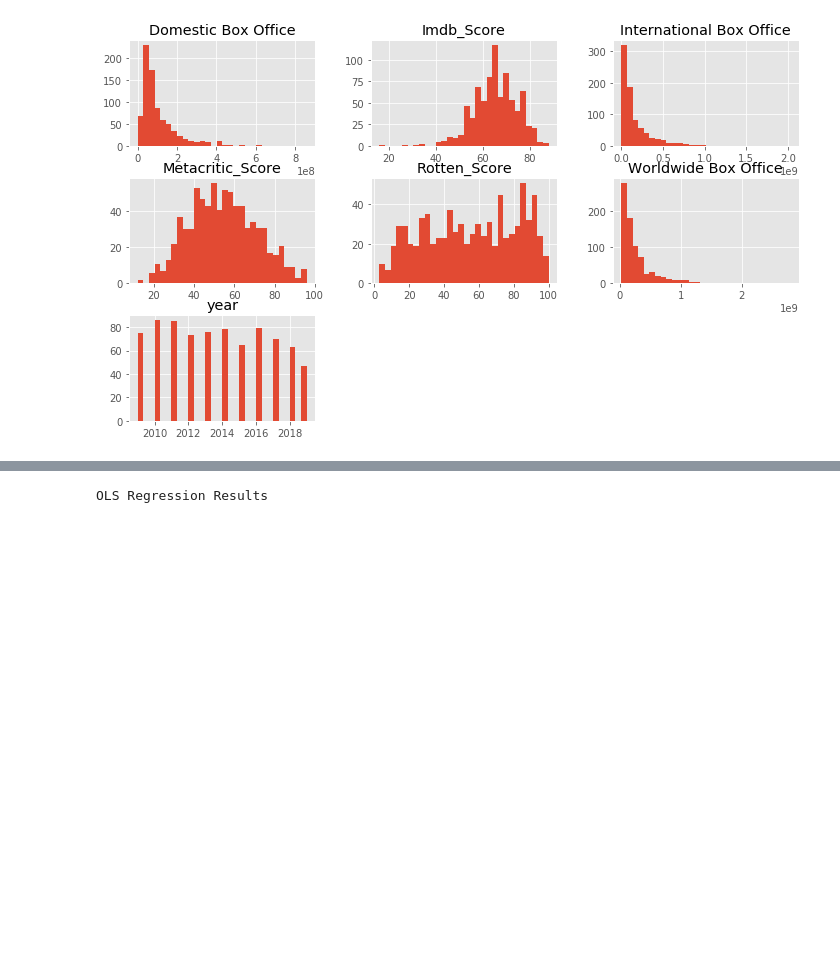
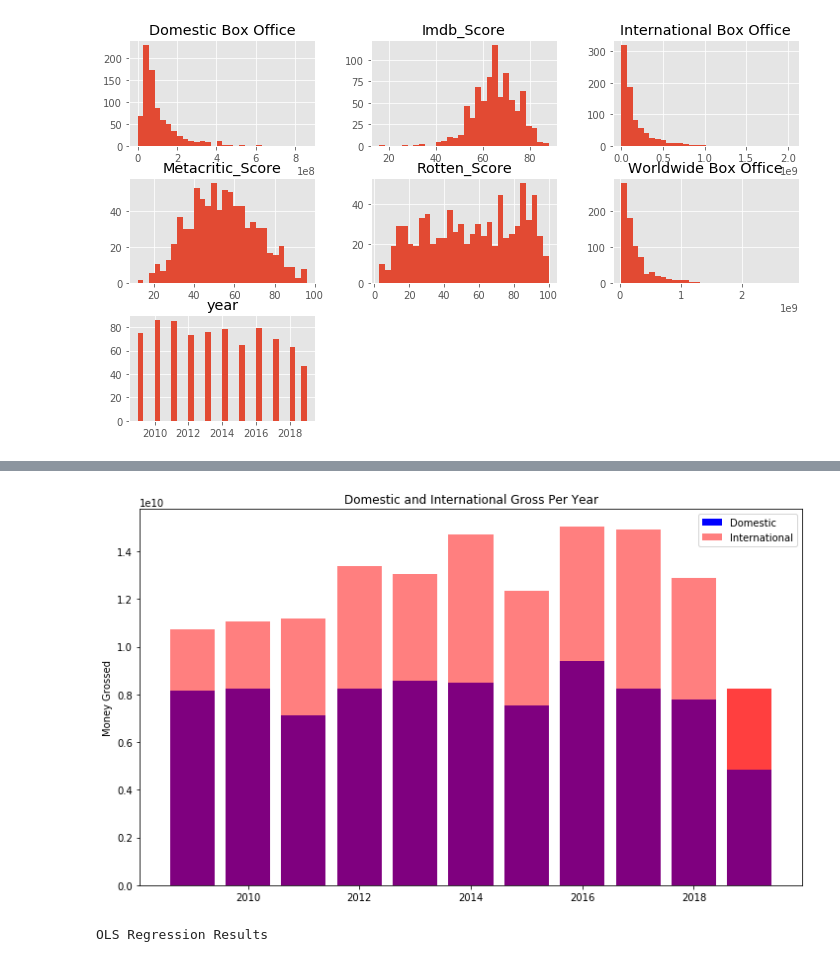
Before and after one commit to ColinMaloney/movies, a Jupyter notebook: yearly_rating.ipynb, the cells around one changed output, grey strips where cells are left out. Saved outputs shown, nothing was run; the diff lists cells and outputs as text; code cells hidden in the pictures; blank space fills up the shorter version.

```diff
--- a/yearly_rating.ipynb
+++ b/yearly_rating.ipynb
@@ -316,3 +301,32 @@ years_split['year2009']
+# %%
+dom_gross = get_domestic_per_year(final_df)
+# %%
+def get_international_per_year(dataframe):
+    inter_gross_dict = OrderedDict()
+    for year in range(2009,2020):
+        key = 'year' + str(year)
+        inter_gross_dict[key] = years_split['year'+str(year)]['International Box Office'].sum()
+    return inter_gross_dict
+# %%
+inter_gross = get_international_per_year(final_df)
+# %%
+def plot_gross_dom_vs_inter(dict1,dict2):
+    fig,ax = plt.subplots(figsize=(12,7),sharex=True,sharey=True)
+    for year in range(2009,2020):
+        ax.bar(year,dom_gross['year'+str(year)], color='blue')
+        ax.bar(year,inter_gross['year'+str(year)], color='red',alpha=.5)
+        if year ==2019:
+            ax.bar(year,dom_gross['year'+str(year)], color='blue',label='Domestic')
+            ax.bar(year,inter_gross['year'+str(year)], color='red',alpha=.5,label='International')
+    ax.set_xlabel = ('Years')
+    ax.set_ylabel('Money Grossed')
+    ax.set_title('Domestic and International Gross Per Year')
+    ax.legend(loc='best')
+    return
+# %%
+plot_gross_dom_vs_inter(dom_gross,inter_gross)
+# %% [output]
+[figure, added]
 # %%
 from sklearn.linear_model import LinearRegression
 from scipy.stats import chi2 as chisqr
```
Also changed, not shown: parts of 17 cells of this notebook.
